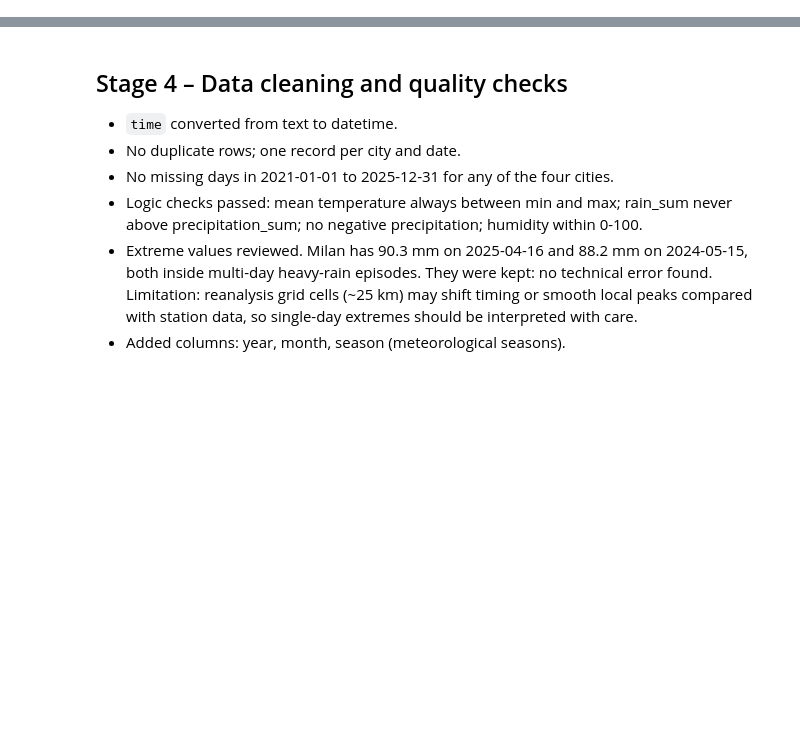
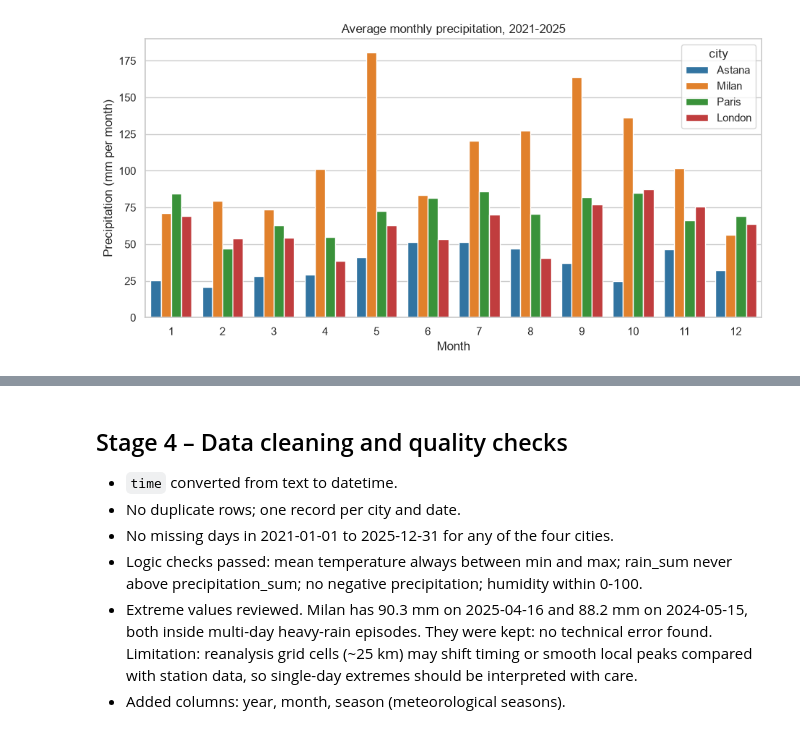
Before and after one commit to marlesulydan/Weather-data-analysis-, a Jupyter notebook: notebooks/weather_analysis.ipynb, the cells around one changed output, grey strips where cells are left out. Cells and saved outputs as stored; diff of their text form; code cells hidden in the pictures; blank space fills up the shorter version.

```diff
--- a/notebooks/weather_analysis.ipynb
+++ b/notebooks/weather_analysis.ipynb
@@ -0,0 +18,22 @@
+# %%
+monthly_precip = (
+    weather.groupby(["city", "year", "month"])["precipitation_sum"].sum()
+    .groupby(["city", "month"]).mean()
+    .reset_index(name="avg_monthly_precip_mm")
+)
+
+plt.figure(figsize=(11, 5))
+sns.barplot(
+    data=monthly_precip,
+    x="month",
+    y="avg_monthly_precip_mm",
+    hue="city",
+    hue_order=CITY_ORDER,
+    palette=CITY_COLORS,
+)
+plt.title("Average monthly precipitation, 2021-2025")
+plt.xlabel("Month")
+plt.ylabel("Precipitation (mm per month)")
+plt.show()
+# %% [output]
+[figure, added]
```
Also changed, not shown: parts of 5 cells of this notebook.
